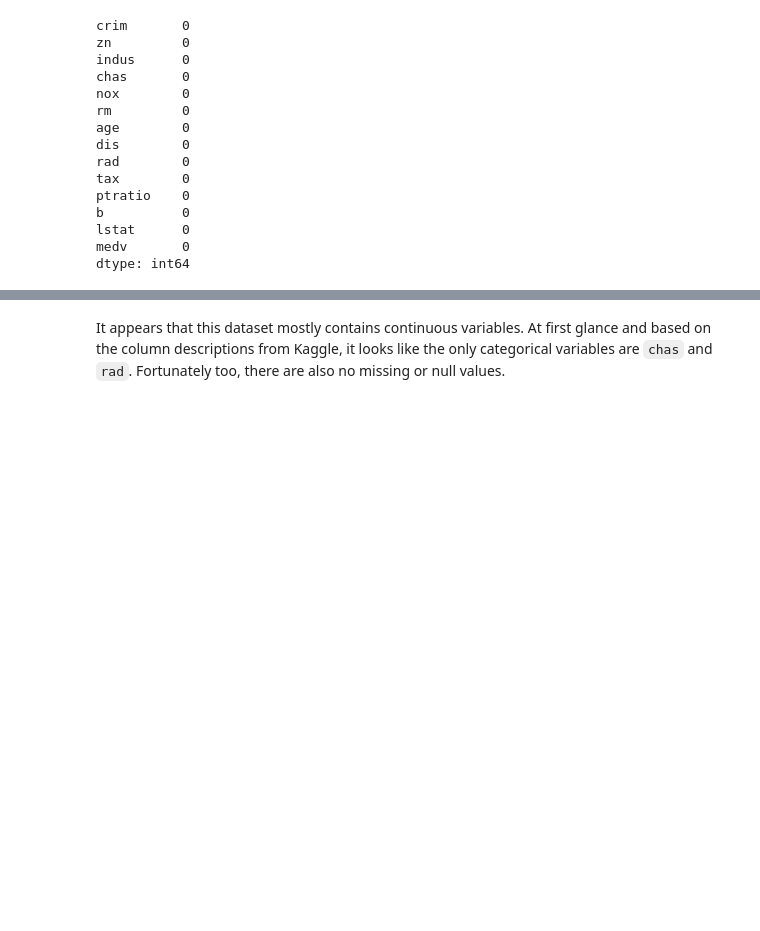
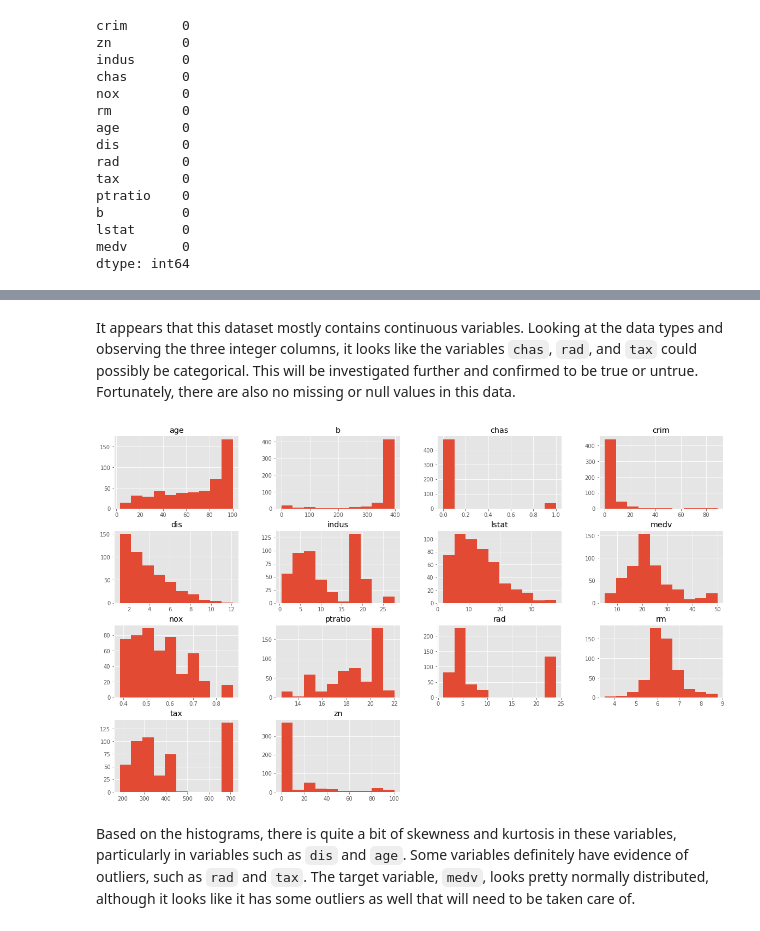
Before and after one commit to CoachCooz/Linear-Regression-on-Boston-Housing, a Jupyter notebook: Linear Regression on Boston Housing Data.ipynb, the cells around one changed output, grey strips where cells are left out. Drawn from its saved outputs; the diff is of its cells as text; code cells hidden in the pictures; blank space fills up the shorter version.

Commit message:
Created histograms

```diff
--- a/Linear Regression on Boston Housing Data.ipynb
+++ b/Linear Regression on Boston Housing Data.ipynb
@@ -37,2 +77,8 @@ dtype: int64
 # %% [markdown]
-It appears that this dataset mostly contains continuous variables. At first glance and based on the column descriptions from Kaggle, it looks like the only categorical variables are `chas` and `rad`. Fortunately too, there are also no missing or null values.
+It appears that this dataset mostly contains continuous variables. Looking at the data types and observing the three integer columns, it looks like the variables `chas`, `rad`, and `tax` could possibly be categorical. This will be investigated further and confirmed to be true or untrue. Fortunately, there are also no missing or null values in this data.
+# %%
+boston.hist(figsize=(20,12) );
+# %% [output]
+[figure, added]
+# %% [markdown]
+Based on the histograms, there is quite a bit of skewness and kurtosis in these variables, particularly in variables such as `dis` and `age`. Some variables definitely have evidence of outliers, such as `rad` and `tax`. The target variable, `medv`, looks pretty normally distributed, although it looks like it has some outliers as well that will need to be taken care of.
```
Also changed, not shown: parts of 2 cells of this notebook.
